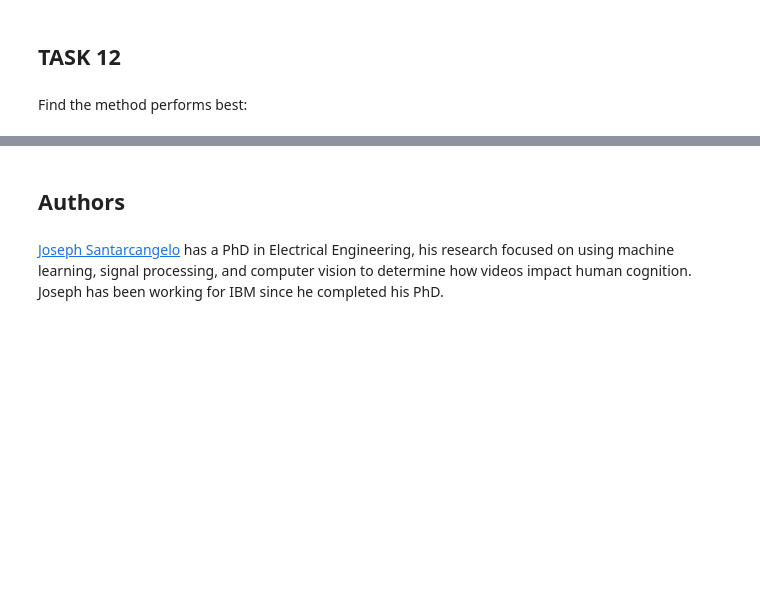
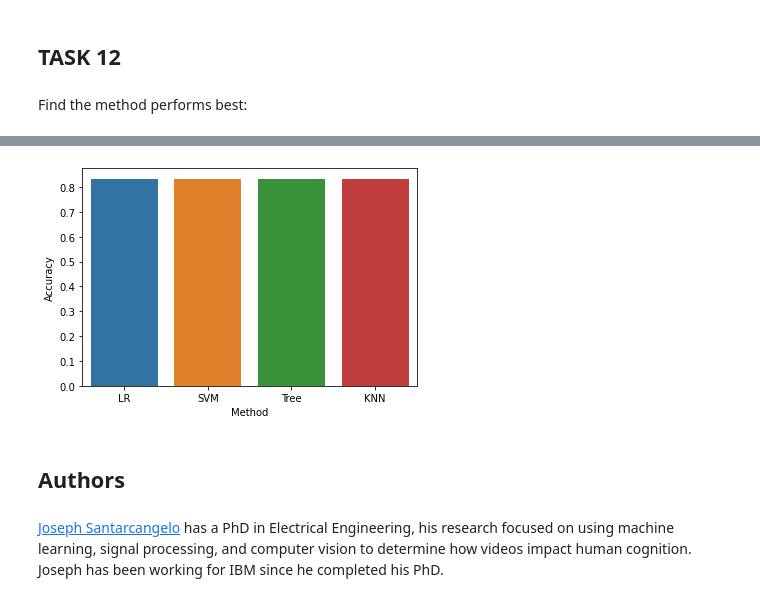
Before and after one commit to LeonardoPalaciosPando1996/Data-Science-specialization, a Jupyter notebook: Applied Data Science Capstone/SpaceX_Machine Learning Prediction.ipynb, the cells around one changed output, grey strips where cells are left out. Cells and saved outputs as stored; diff of their text form; code cells hidden in the pictures; blank space fills up the shorter version.

```diff
--- a/Applied Data Science Capstone/SpaceX_Machine Learning Prediction.ipynb
+++ b/Applied Data Science Capstone/SpaceX_Machine Learning Prediction.ipynb
@@ -361,3 +361,8 @@ Report
+# %%
+sns.barplot(data=Report, x="Method", y="Accuracy")
+plt.show()
+# %% [output]
+[figure, added]
 # %% [markdown]
 ## Authors
 # %% [markdown]
```
Also changed, not shown: parts of 2 cells of this notebook.
